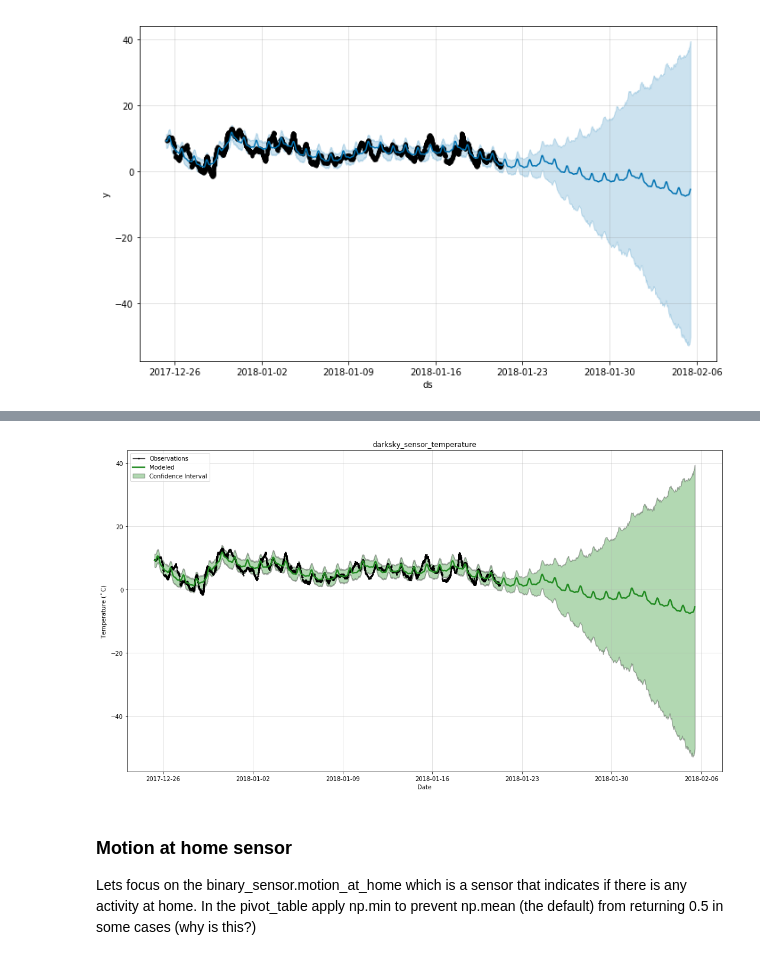
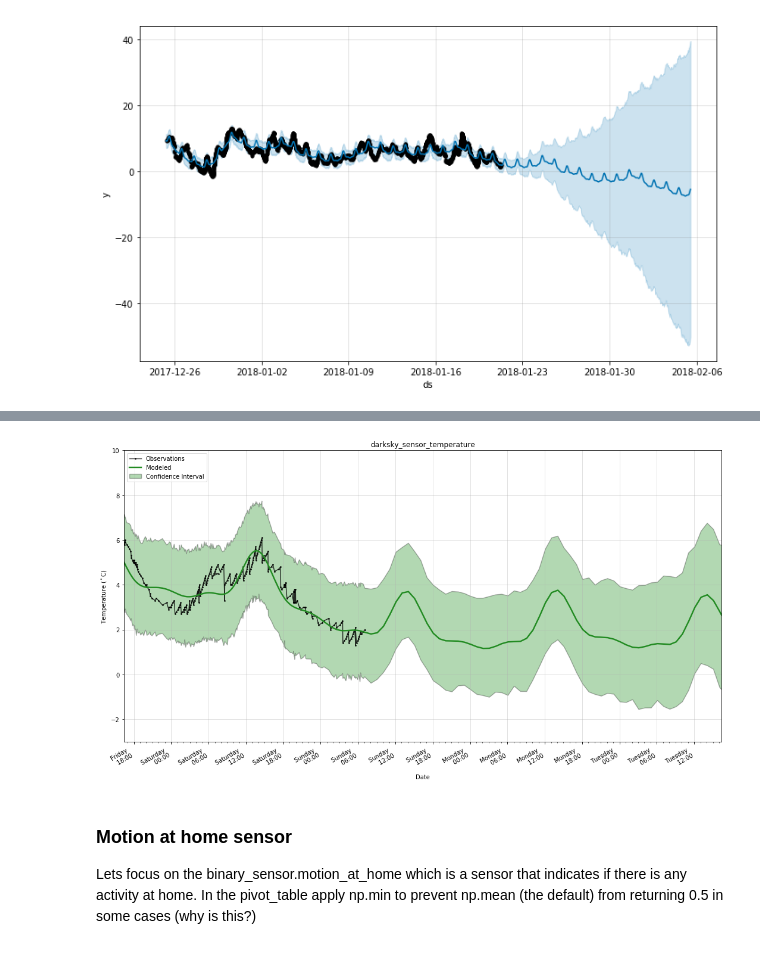
Before and after one commit to robmarkcole/HASS-data-science, a Jupyter notebook: HASS data science 21-1-2018.ipynb, the cells around one changed output, grey strips where cells are left out. Cells and saved outputs as stored; diff of their text form; code cells hidden in the pictures.

Commit message:
Fix graph

```diff
--- a/HASS data science 21-1-2018.ipynb
+++ b/HASS data science 21-1-2018.ipynb
@@ -440,29 +440,39 @@ forecast.head()
 | 4 | 2017-12-25 09:33:42.997302 | 10.354387 | 10.354387 | 10.354387 | 7.167692 | 11.360290 | -0.259896 | -0.259896 | -0.259896 | ... |
 # %%
 # Steal from Stocker to make a nicer plot
-
 height=10
 width=18
+
+now = dt.datetime.now()
+hours_to_plot = 24*2
 
 fig, ax = plt.subplots(1, 1, figsize=(width, height))
 
 ax.plot(df['ds'], df['y'], 'ko-', linewidth = 1.4, alpha = 0.8, ms = 1.8, label = 'Observations')
 
 ax.plot(forecast['ds'], forecast['yhat'], 'forestgreen',linewidth = 2.4, label = 'Modeled');
 
 # Plot the uncertainty interval as ribbon
 ax.fill_between(forecast['ds'].dt.to_pydatetime(), forecast['yhat_upper'], forecast['yhat_lower'], alpha = 0.3,
 facecolor = 'g', edgecolor = 'k', linewidth = 1.4, label = 'Confidence Interval')
 
 # Plot formatting
+ax.set_xlim(now-dt.timedelta(hours=hours_to_plot), now+dt.timedelta(hours=hours_to_plot))
+
+ax.xaxis.set_major_formatter(mdates.DateFormatter('%A \n %H:%M'))
+ax.xaxis.set_major_locator(mdates.HourLocator(byhour=[0, 6, 12, 18]))
+ax.xaxis.set_minor_locator(mdates.HourLocator())
+ax.set_ylim(-3.0, 10.0)
+
 plt.legend(loc = 2, prop={'size': 10}); plt.xlabel('Date'); plt.ylabel('Temperature ($^\circ$C)');
 plt.grid(linewidth=0.6, alpha = 0.6)
 title = 'darksky_sensor_temperature'
 plt.title(title);
 plt.savefig('darksky_sensor_temperature_precition.jpg')
+fig.autofmt_xdate()
 plt.show()
 # %% [output]
-[figure, old version]
+[figure, new version]
 # %% [markdown]
 ### Motion at home sensor
 Lets focus on the binary_sensor.motion_at_home which is a sensor that indicates if there is any activity at home. In the pivot_table apply np.min to prevent np.mean (the default) from returning 0.5 in some cases (why is this?)
```
Also changed, not shown: parts of 1 cell of this notebook, 1 other file.
